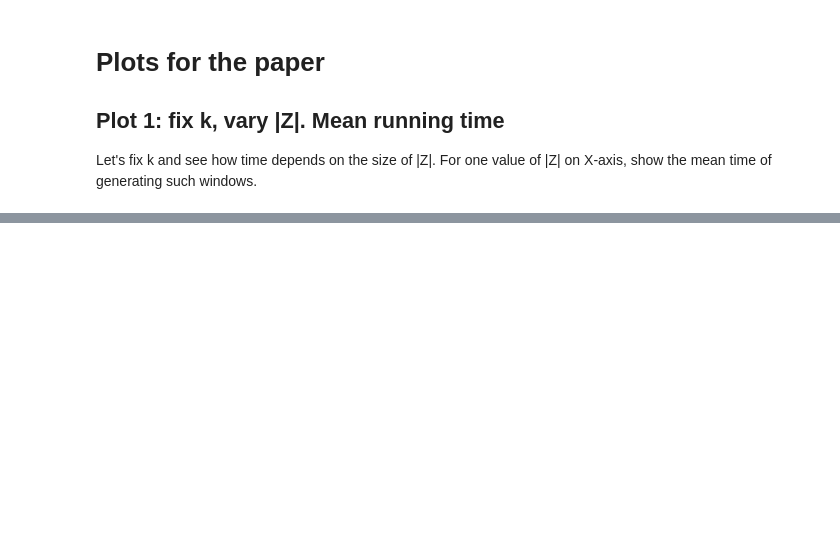
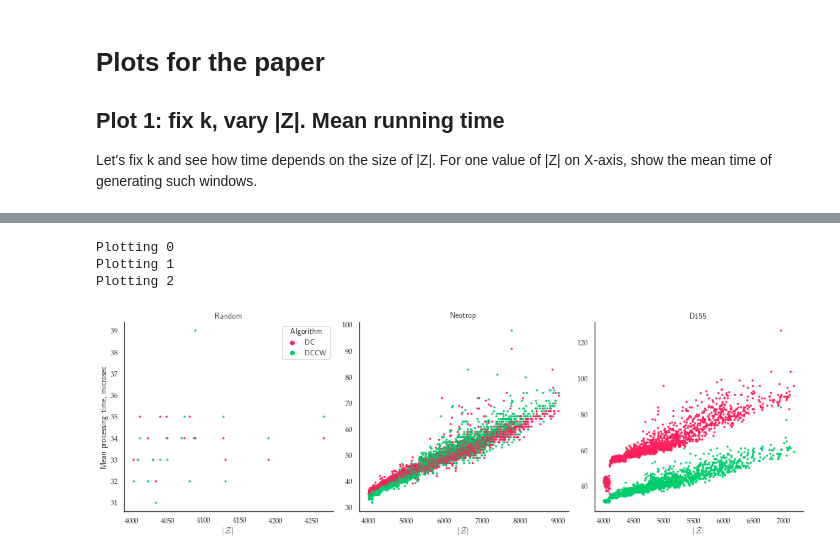
Before and after one commit to nromashchenko/pk-algs, a Jupyter notebook: plots_clean.ipynb, the cells around one changed output, grey strips where cells are left out. Saved outputs shown, nothing was run; the diff lists cells and outputs as text; code cells hidden in the pictures; blank space fills up the shorter version.

```diff
--- a/plots_clean.ipynb
+++ b/plots_clean.ipynb
@@ -623,0 +498,7 @@ plot2_collection(neotrop_bl, True, sample_size=1000)
+# %%
+alldata_meantime_Z(dfs, k=10, logy=False, logx=False, minZ=4000)
+# %% [output]
+Plotting 0
+Plotting 1
+Plotting 2
+[figure, added]
```
Also changed, not shown: parts of 86 cells of this notebook, 3 other files.
